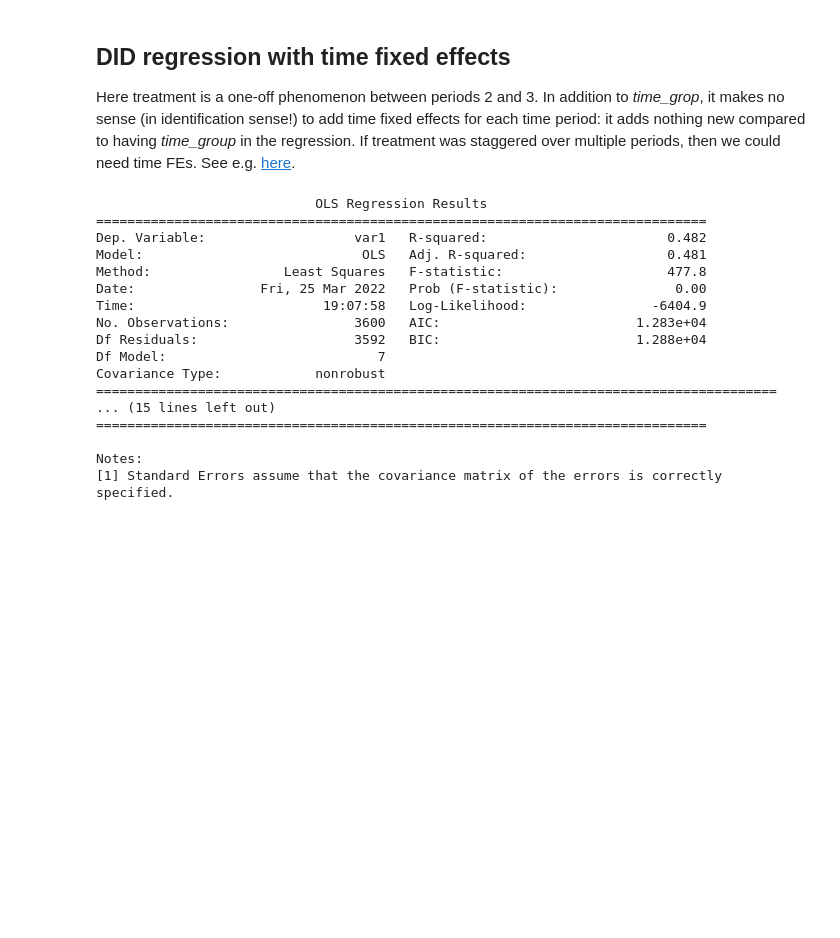
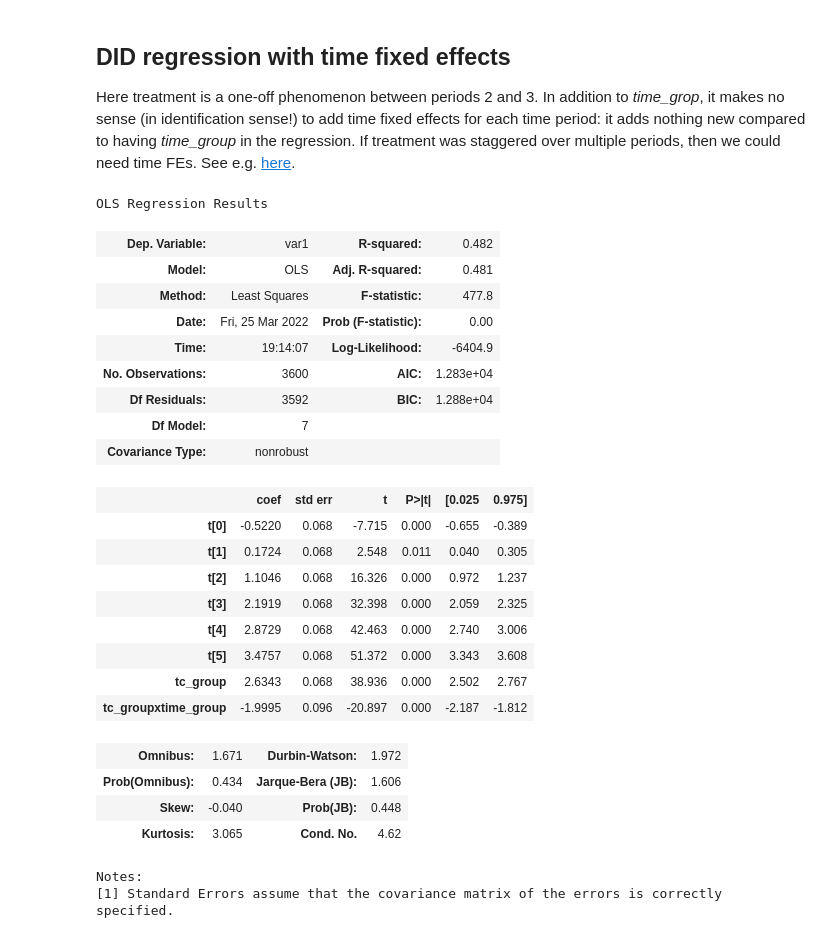
Before and after one commit to NoobQuant/Data_Science_Projects, a Jupyter notebook: stats/regression_basics/did_in_repeated_crossec.ipynb, the cells around one changed output. Drawn from its saved outputs; the diff is of its cells as text; code cells hidden in the pictures; blank space fills up the shorter version.

Commit message:
tables show now?

```diff
--- a/stats/regression_basics/did_in_repeated_crossec.ipynb
+++ b/stats/regression_basics/did_in_repeated_crossec.ipynb
@@ -341,22 +354,30 @@ Here treatment is a one-off phenomenon between periods 2 and 3. In addition to *
 # %%
 reg_str = "var1 ~ -1 + tc_group + t + tc_groupxtime_group"
 res = smf.ols(reg_str, data=df_1).fit()
-print(res.summary())
+res.summary()
 # %% [output]
-                            OLS Regression Results
-==============================================================================
-Dep. Variable:                   var1   R-squared:                       0.482
-Model:                            OLS   Adj. R-squared:                  0.481
-Method:                 Least Squares   F-statistic:                     477.8
-Date:                Fri, 25 Mar 2022   Prob (F-statistic):               0.00
-Time:                        19:07:58   Log-Likelihood:                -6404.9
-No. Observations:                3600   AIC:                         1.283e+04
-Df Residuals:                    3592   BIC:                         1.288e+04
-Df Model:                           7
-Covariance Type:            nonrobust
-=======================================================================================
-... (15 lines left out)
-==============================================================================
-
-Notes:
-[1] Standard Errors assume that the covariance matrix of the errors is correctly specified.
+OLS Regression Results
+| Dep. Variable: | var1 | R-squared: | 0.482 |
+| Model: | OLS | Adj. R-squared: | 0.481 |
+| Method: | Least Squares | F-statistic: | 477.8 |
+| Date: | Fri, 25 Mar 2022 | Prob (F-statistic): | 0.00 |
+| Time: | 19:14:07 | Log-Likelihood: | -6404.9 |
+| No. Observations: | 3600 | AIC: | 1.283e+04 |
+| Df Residuals: | 3592 | BIC: | 1.288e+04 |
+| Df Model: | 7 |  |  |
+| Covariance Type: | nonrobust |  |  |
+|  | coef | std err | t | P>|t| | [0.025 | 0.975] |
+| t[0] | -0.5220 | 0.068 | -7.715 | 0.000 | -0.655 | -0.389 |
+| t[1] | 0.1724 | 0.068 | 2.548 | 0.011 | 0.040 | 0.305 |
+| t[2] | 1.1046 | 0.068 | 16.326 | 0.000 | 0.972 | 1.237 |
+| t[3] | 2.1919 | 0.068 | 32.398 | 0.000 | 2.059 | 2.325 |
+| t[4] | 2.8729 | 0.068 | 42.463 | 0.000 | 2.740 | 3.006 |
+| t[5] | 3.4757 | 0.068 | 51.372 | 0.000 | 3.343 | 3.608 |
+| tc_group | 2.6343 | 0.068 | 38.936 | 0.000 | 2.502 | 2.767 |
+| tc_groupxtime_group | -1.9995 | 0.096 | -20.897 | 0.000 | -2.187 | -1.812 |
+| Omnibus: | 1.671 | Durbin-Watson: | 1.972 |
+| Prob(Omnibus): | 0.434 | Jarque-Bera (JB): | 1.606 |
+| Skew: | -0.040 | Prob(JB): | 0.448 |
+| Kurtosis: | 3.065 | Cond. No. | 4.62 |
+Notes:
+[1] Standard Errors assume that the covariance matrix of the errors is correctly specified.
```
Also changed, not shown: parts of 3 cells of this notebook.
